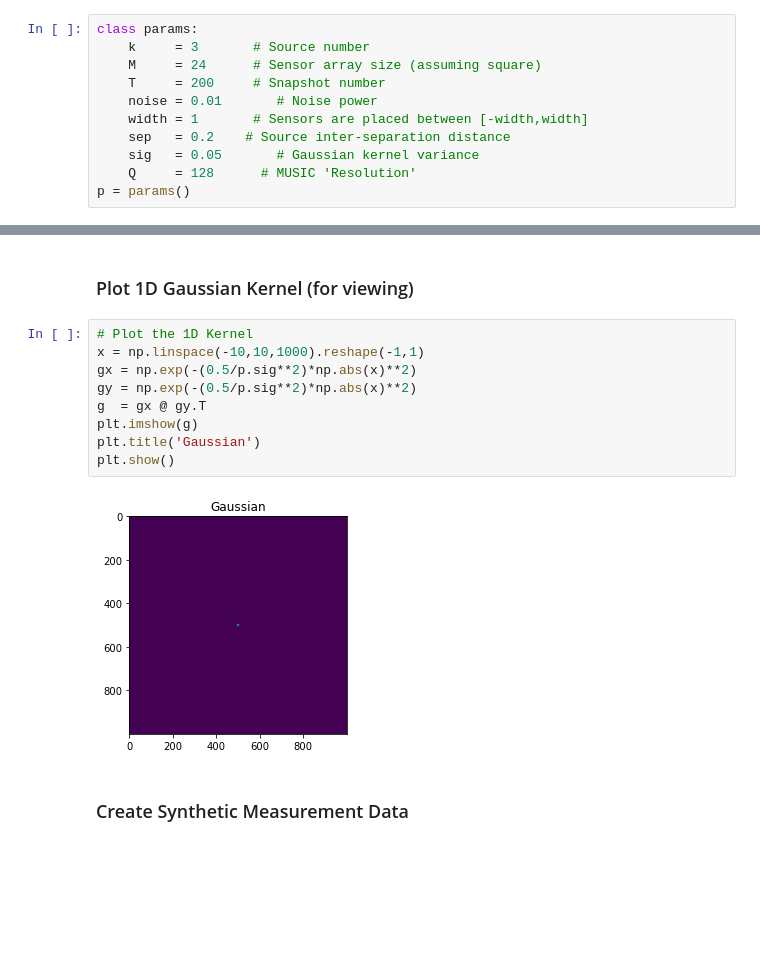
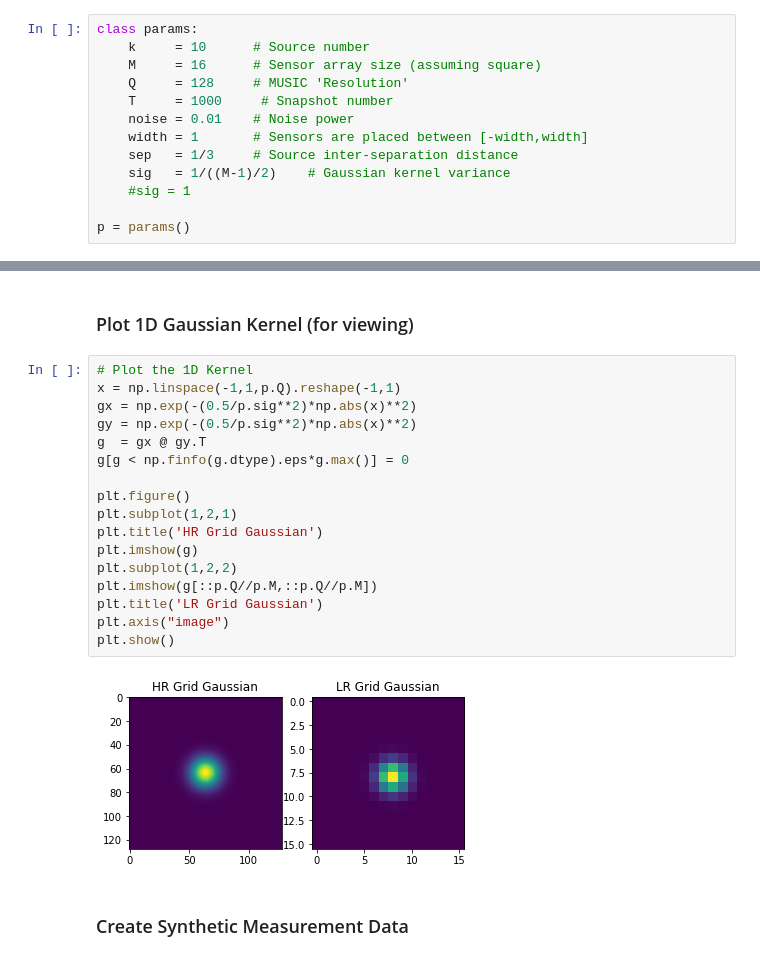
Before and after one commit to ElasticDuckCode/MUSIC_Microscopy, a Jupyter notebook: MUSIC_Microscopy.ipynb, the cells around one changed output, grey strips where cells are left out. Drawn from its saved outputs; the diff is of its cells as text; blank space fills up the shorter version.

```diff
--- a/MUSIC_Microscopy.ipynb
+++ b/MUSIC_Microscopy.ipynb
@@ -12,13 +19,15 @@ from mpl_toolkits.mplot3d import Axes3D
 ## Program Parameters
 # %%
 class params:
-    k     = 3       # Source number
-    M     = 24      # Sensor array size (assuming square)
-    T     = 200     # Snapshot number
-    noise = 0.01       # Noise power
+    k     = 10      # Source number
+    M     = 16      # Sensor array size (assuming square)
+    Q     = 128     # MUSIC 'Resolution'
+    T     = 1000     # Snapshot number
+    noise = 0.01    # Noise power
     width = 1       # Sensors are placed between [-width,width]
-    sep   = 0.2    # Source inter-separation distance
-    sig   = 0.05       # Gaussian kernel variance
-    Q     = 128      # MUSIC 'Resolution'
+    sep   = 1/3     # Source inter-separation distance
+    sig   = 1/((M-1)/2)    # Gaussian kernel variance
+    #sig = 1
+
 p = params()
 # %% [markdown]
@@ -29,15 +38,23 @@ $$[U]_{s,k} = u(r_s-r_k) = \exp(-\frac{1}{2\sigma}\| r_s-r_k \|^2) $$
 ### Plot 1D Gaussian Kernel (for viewing)
 # %%
 # Plot the 1D Kernel
-x = np.linspace(-10,10,1000).reshape(-1,1)
+x = np.linspace(-1,1,p.Q).reshape(-1,1)
 gx = np.exp(-(0.5/p.sig**2)*np.abs(x)**2)
 gy = np.exp(-(0.5/p.sig**2)*np.abs(x)**2)
 g  = gx @ gy.T
+g[g < np.finfo(g.dtype).eps*g.max()] = 0
+
+plt.figure()
+plt.subplot(1,2,1)
+plt.title('HR Grid Gaussian')
 plt.imshow(g)
-plt.title('Gaussian')
+plt.subplot(1,2,2)
+plt.imshow(g[::p.Q//p.M,::p.Q//p.M])
+plt.title('LR Grid Gaussian')
+plt.axis("image")
 plt.show()
 # %% [output]
-[figure, old version]
+[figure, new version]
 # %% [markdown]
 ### Create Synthetic Measurement Data
 # %%
```
Also changed, not shown: parts of 23 cells of this notebook, 14 other files.
